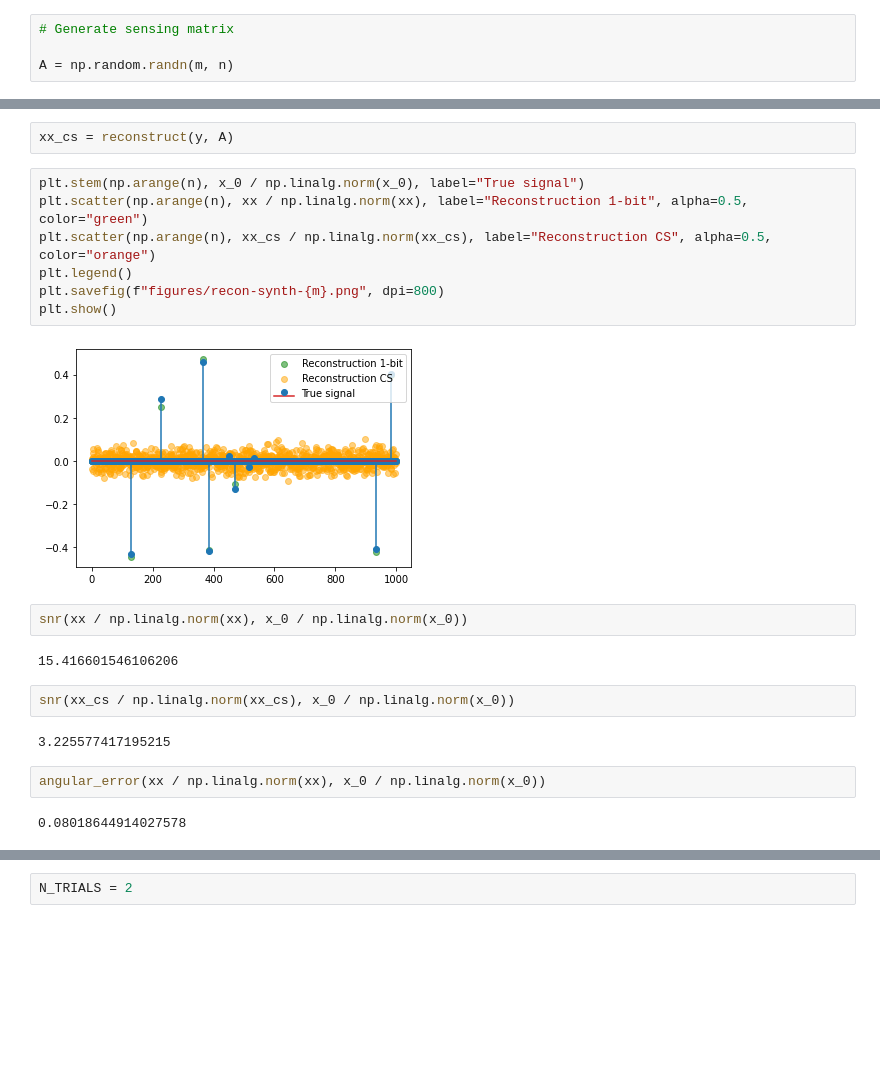
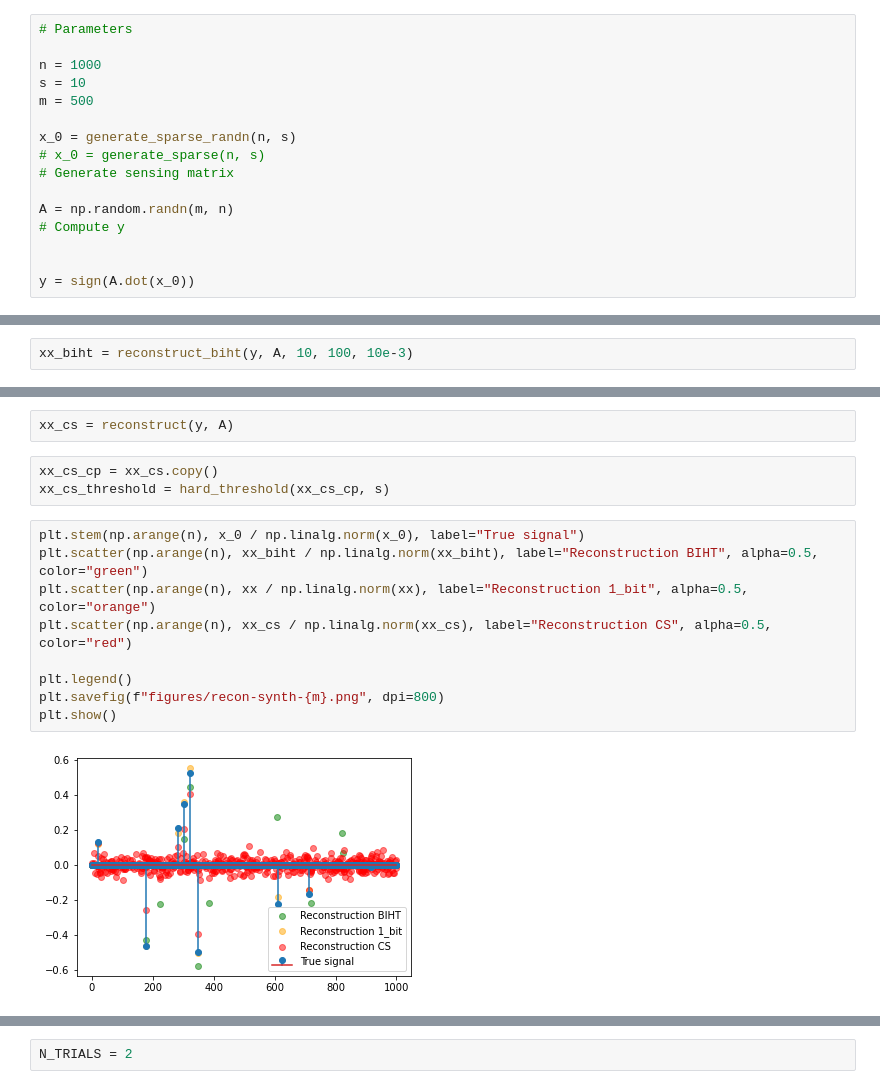
Before and after one commit to theophilec/1-bit-cs-with-lp-reproduction, a Jupyter notebook: reproduction.ipynb, the cells around one changed output, grey strips where cells are left out. Saved outputs shown, nothing was run; the diff lists cells and outputs as text; blank space fills up the shorter version.

Commit message:
Added BIHT (by Théodor)

```diff
--- a/reproduction.ipynb
+++ b/reproduction.ipynb
@@ -18,4 +12,16 @@ x_0 = generate_sparse_randn(n, s)
 # %%
+# Parameters
+
+n = 1000
+s = 10
+m = 500
+
+x_0 = generate_sparse_randn(n, s)
+# x_0 = generate_sparse(n, s)
 # Generate sensing matrix
 
 A = np.random.randn(m, n)
+# Compute y
+
+
+y = sign(A.dot(x_0))
@@ -27,3 +28,5 @@ y = sign(A.dot(x_0))
+# %%
+xx_biht = reconstruct_biht(y, A, 10, 100, 10e-3)
 # %%
 xx = reconstruct_1bit(y, A)
 # %% [output]
@@ -47,23 +50,16 @@ Runtime: 26.539160 seconds.
 # %%
 xx_cs = reconstruct(y, A)
+# %%
+xx_cs_cp = xx_cs.copy()
+xx_cs_threshold = hard_threshold(xx_cs_cp, s)
 # %%
 plt.stem(np.arange(n), x_0 / np.linalg.norm(x_0), label="True signal")
-plt.scatter(np.arange(n), xx / np.linalg.norm(xx), label="Reconstruction 1-bit", alpha=0.5, color="green")
-plt.scatter(np.arange(n), xx_cs / np.linalg.norm(xx_cs), label="Reconstruction CS", alpha=0.5, color="orange")
+plt.scatter(np.arange(n), xx_biht / np.linalg.norm(xx_biht), label="Reconstruction BIHT", alpha=0.5, color="green")
+plt.scatter(np.arange(n), xx / np.linalg.norm(xx), label="Reconstruction 1_bit", alpha=0.5, color="orange")
+plt.scatter(np.arange(n), xx_cs / np.linalg.norm(xx_cs), label="Reconstruction CS", alpha=0.5, color="red")
+
 plt.legend()
 plt.savefig(f"figures/recon-synth-{m}.png", dpi=800)
 plt.show()
 # %% [output]
-[figure, old version]
+[figure, new version]
-# %%
-snr(xx / np.linalg.norm(xx), x_0 / np.linalg.norm(x_0))
-# %% [output]
-15.416601546106206
-# %%
-snr(xx_cs / np.linalg.norm(xx_cs), x_0 / np.linalg.norm(x_0))
-# %% [output]
-3.225577417195215
-# %%
-angular_error(xx / np.linalg.norm(xx), x_0 / np.linalg.norm(x_0))
-# %% [output]
-0.08018644914027578
```
Also changed, not shown: parts of 13 cells of this notebook, 2 other files.
